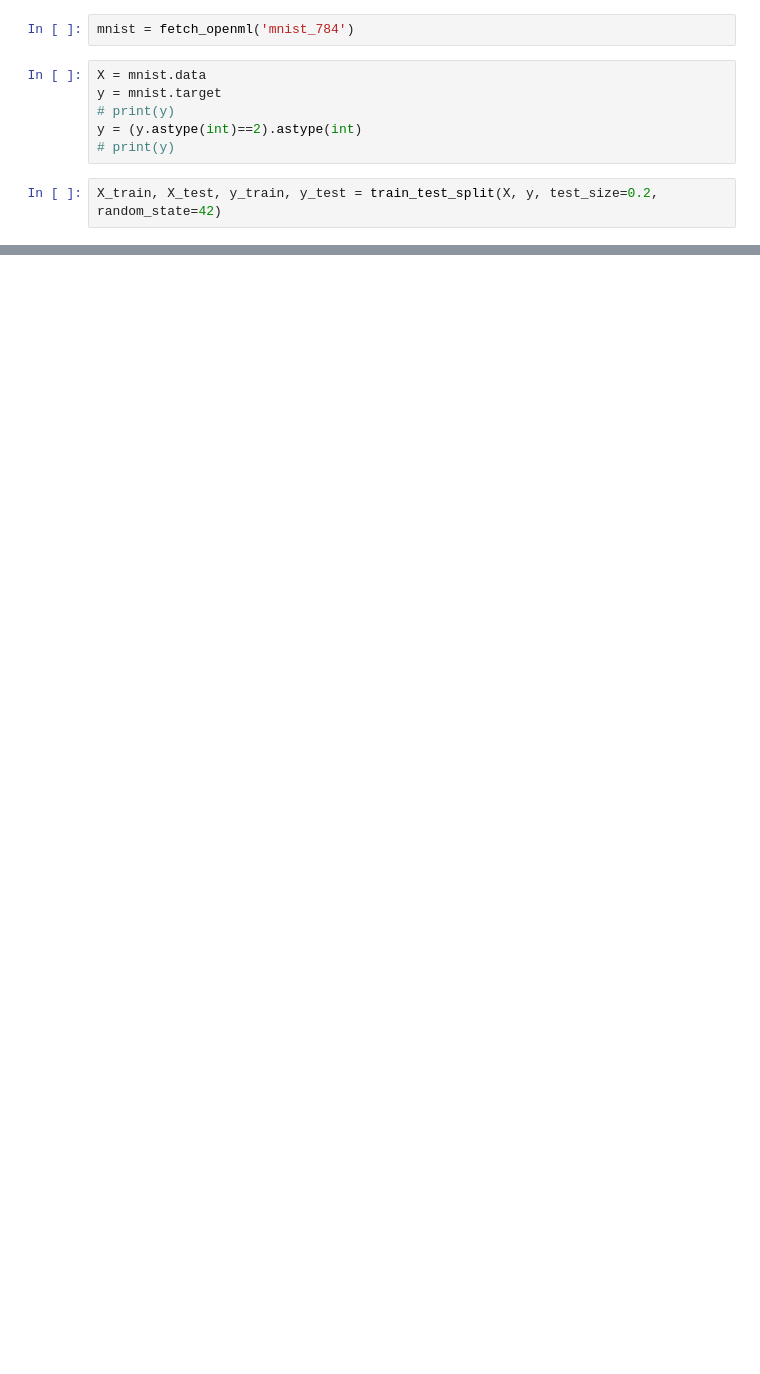
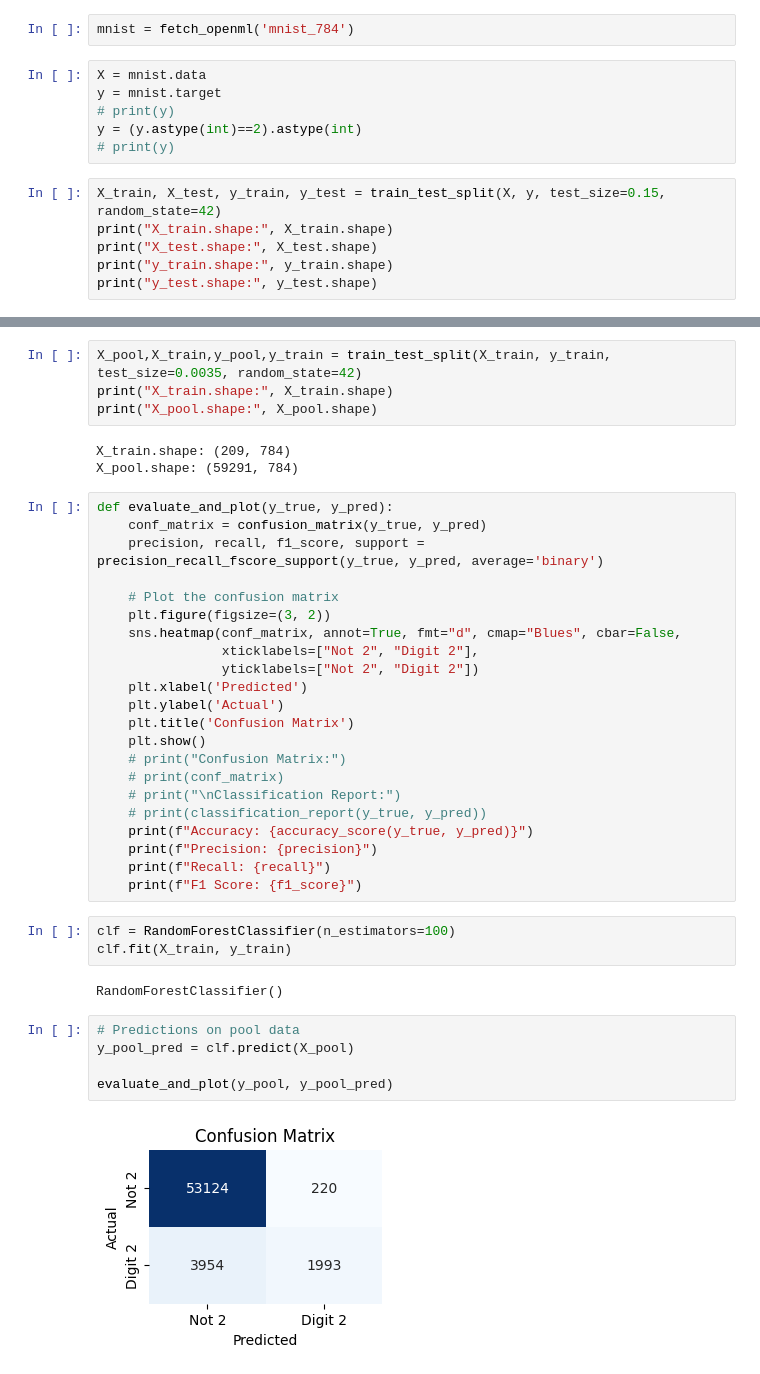
Before and after one commit to rishabh-mondal/label_cost, a Jupyter notebook: label_cost_mnist.ipynb, the cells around one changed output, grey strips where cells are left out. Cells and saved outputs as stored; diff of their text form; blank space fills up the shorter version.

```diff
--- a/label_cost_mnist.ipynb
+++ b/label_cost_mnist.ipynb
@@ -11,4 +16,8 @@ y = mnist.target
 y = (y.astype(int)==2).astype(int)
 # print(y)
 # %%
-X_train, X_test, y_train, y_test = train_test_split(X, y, test_size=0.2, random_state=42)
+X_train, X_test, y_train, y_test = train_test_split(X, y, test_size=0.15, random_state=42)
+print("X_train.shape:", X_train.shape)
+print("X_test.shape:", X_test.shape)
+print("y_train.shape:", y_train.shape)
+print("y_test.shape:", y_test.shape)
@@ -14,0 +29,41 @@ X_train, X_test, y_train, y_test = train_test_split(X, y, test_size=0.2, random_
+# %%
+X_pool,X_train,y_pool,y_train = train_test_split(X_train, y_train, test_size=0.0035, random_state=42)
+print("X_train.shape:", X_train.shape)
+print("X_pool.shape:", X_pool.shape)
+# %% [output]
+X_train.shape: (209, 784)
+X_pool.shape: (59291, 784)
+# %%
+def evaluate_and_plot(y_true, y_pred):
+    conf_matrix = confusion_matrix(y_true, y_pred)
+    precision, recall, f1_score, support = precision_recall_fscore_support(y_true, y_pred, average='binary')
+
+    # Plot the confusion matrix
+    plt.figure(figsize=(3, 2))
+    sns.heatmap(conf_matrix, annot=True, fmt="d", cmap="Blues", cbar=False,
+                xticklabels=["Not 2", "Digit 2"],
+                yticklabels=["Not 2", "Digit 2"])
+    plt.xlabel('Predicted')
+    plt.ylabel('Actual')
+    plt.title('Confusion Matrix')
+    plt.show()
+    # print("Confusion Matrix:")
+    # print(conf_matrix)
+    # print("\nClassification Report:")
+    # print(classification_report(y_true, y_pred))
+    print(f"Accuracy: {accuracy_score(y_true, y_pred)}")
+    print(f"Precision: {precision}")
+    print(f"Recall: {recall}")
+    print(f"F1 Score: {f1_score}")
+# %%
+clf = RandomForestClassifier(n_estimators=100)
+clf.fit(X_train, y_train)
+# %% [output]
+RandomForestClassifier()
+# %%
+# Predictions on pool data
+y_pool_pred = clf.predict(X_pool)
+
+evaluate_and_plot(y_pool, y_pool_pred)
+# %% [output]
+[figure, added]
```
Also changed, not shown: parts of 28 cells of this notebook.
